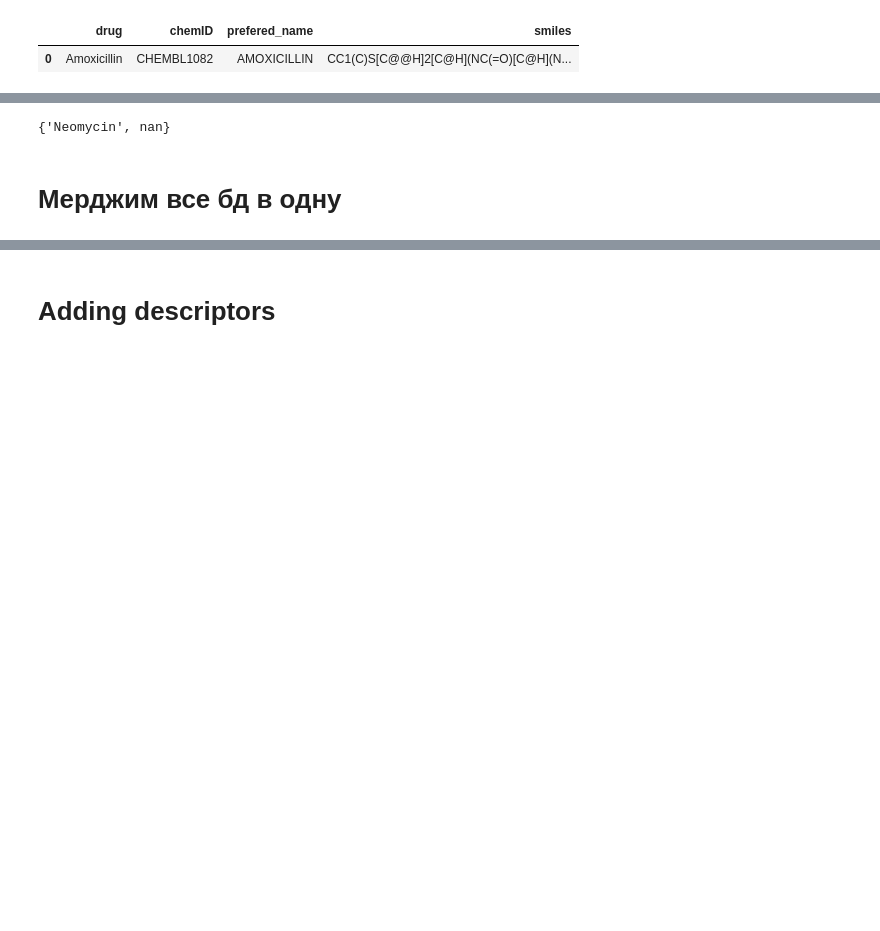
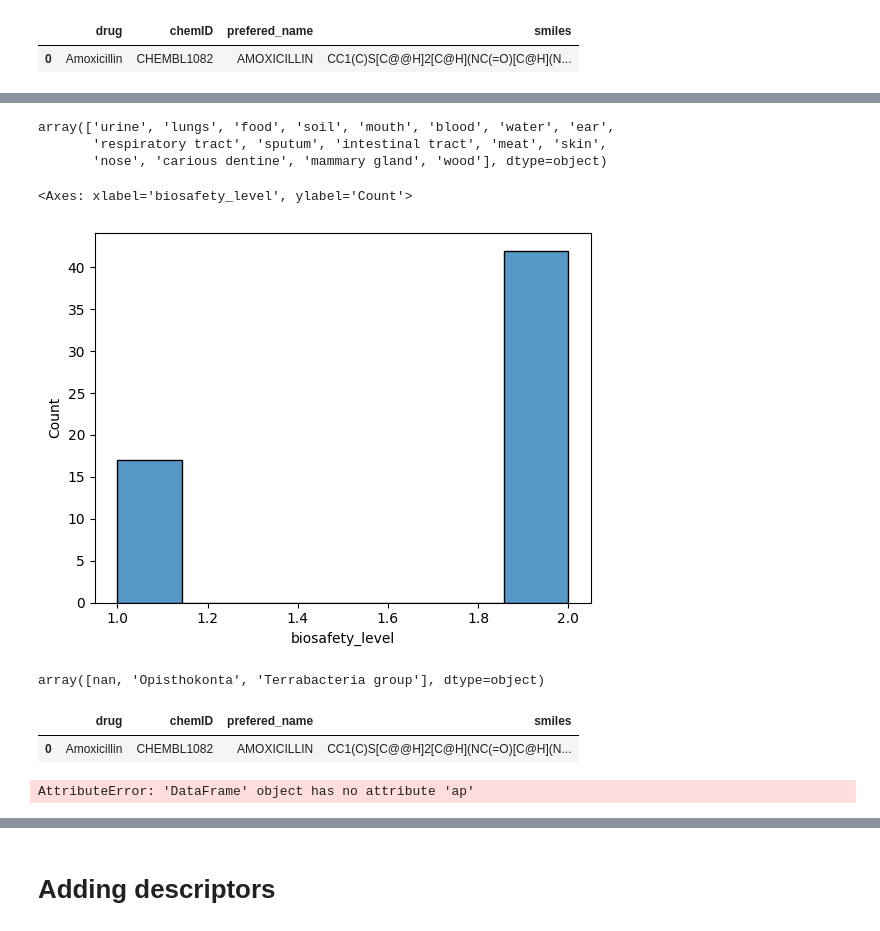
Before and after one commit to vahahahart/hackathon_team_3, a Jupyter notebook: tmp_vah.ipynb, the cells around one changed output, grey strips where cells are left out. Saved outputs shown, nothing was run; the diff lists cells and outputs as text; code cells hidden in the pictures; blank space fills up the shorter version.

```diff
--- a/tmp_vah.ipynb
+++ b/tmp_vah.ipynb
@@ -29,6 +44,0 @@ df_bac.head(1)
-# %%
-drugs_in_drugs = set(df_drug.drug.unique())
-drugs_in_data = set(df_data.Drug.unique())
-drugs_in_data.difference(drugs_in_drugs)
-# %% [output]
-{'Neomycin', nan}
@@ -45,4 +45,26 @@ df_drug = pd.concat([row_to_append, df_drug]).reset_index(drop=True)
-# %% [markdown]
-# Мерджим все бд в одну
+# %%
+df_bac.isolated_from.unique()
+# %% [output]
+array(['urine', 'lungs', 'food', 'soil', 'mouth', 'blood', 'water', 'ear',
+       'respiratory tract', 'sputum', 'intestinal tract', 'meat', 'skin',
+       'nose', 'carious dentine', 'mammary gland', 'wood'], dtype=object)
+# %%
+sns.histplot(df_bac['biosafety_level'])
+# %% [output]
+<Axes: xlabel='biosafety_level', ylabel='Count'>
+[figure, added]
+# %%
+df_bac.clade.unique()
+# %% [output]
+array([nan, 'Opisthokonta', 'Terrabacteria group'], dtype=object)
+# %%
+df_drug.head(1)
+# %% [output]
+|  | drug | chemID | prefered_name | smiles |
+| 0 | Amoxicillin | CHEMBL1082 | AMOXICILLIN | CC1(C)S[C@@H]2[C@H](NC(=O)[C@H](N... |
+# %%
+df_drug.ap
+# %% [output]
+AttributeError: 'DataFrame' object has no attribute 'ap'
 # %%
 data_with_bac = pd.merge(df_data, df_bac, left_on='Bacteria', right_on='Bacteria', how='outer')
```
Also changed, not shown: parts of 18 cells of this notebook, 2 other files.
